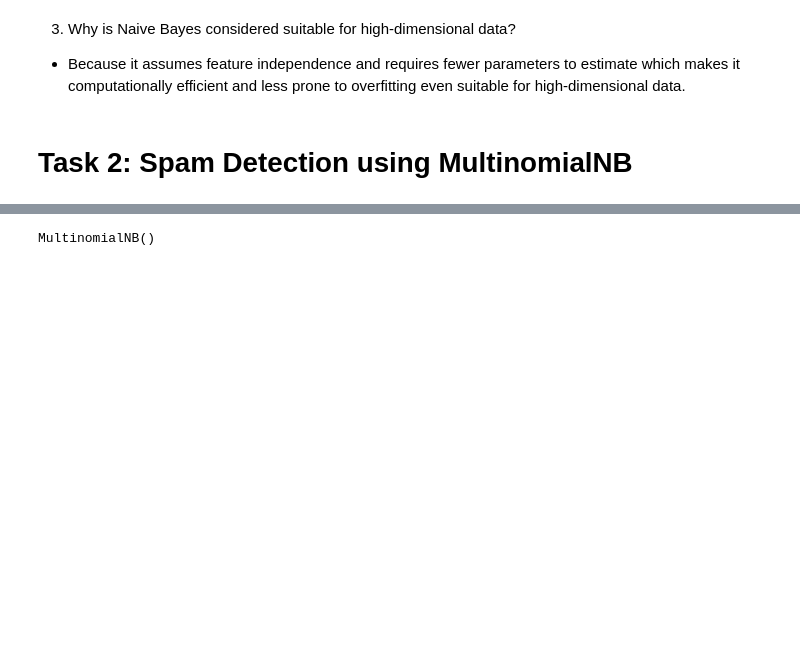
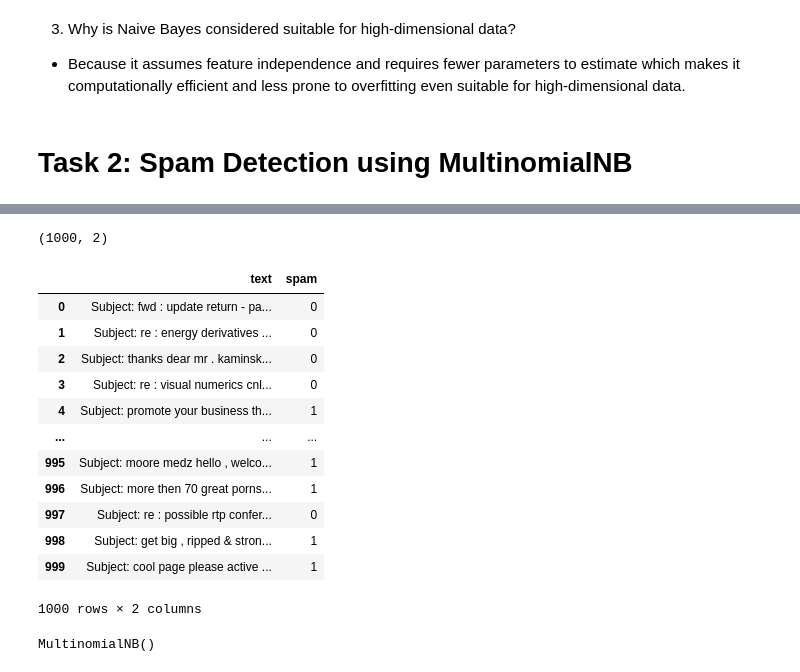
Before and after one commit to amritaa01Maurya/Assignments-project, a Jupyter notebook: assignment_NB_DT_EL/naiveBayes.ipynb, the cells around one changed output, grey strips where cells are left out. Saved outputs shown, nothing was run; the diff lists cells and outputs as text; code cells hidden in the pictures; blank space fills up the shorter version.

```diff
--- a/assignment_NB_DT_EL/naiveBayes.ipynb
+++ b/assignment_NB_DT_EL/naiveBayes.ipynb
@@ -23,4 +23,4 @@ from sklearn.metrics import accuracy_score, precision_score, recall_score, confu
 # %% [markdown]
 # Task 2: Spam Detection using MultinomialNB
 # %%
-data = pd.read_csv('emails.csv')
+data = pd.read_csv('emails2.csv')
@@ -27,3 +39,23 @@ data = pd.read_csv('emails.csv')
+# %%
+data.shape
+# %% [output]
+(1000, 2)
+# %%
+data
+# %% [output]
+|  | text | spam |
+| 0 | Subject: fwd : update return - pa... | 0 |
+| 1 | Subject: re : energy derivatives ... | 0 |
+| 2 | Subject: thanks dear mr . kaminsk... | 0 |
+| 3 | Subject: re : visual numerics cnl... | 0 |
+| 4 | Subject: promote your business th... | 1 |
+| ... | ... | ... |
+| 995 | Subject: moore medz hello , welco... | 1 |
+| 996 | Subject: more then 70 great porns... | 1 |
+| 997 | Subject: re : possible rtp confer... | 0 |
+| 998 | Subject: get big , ripped & stron... | 1 |
+| 999 | Subject: cool page please active ... | 1 |
+1000 rows × 2 columns
 # %%
 X = data['text']
 y = data['spam']
```
Also changed, not shown: parts of 2 cells of this notebook, 2 other files.
